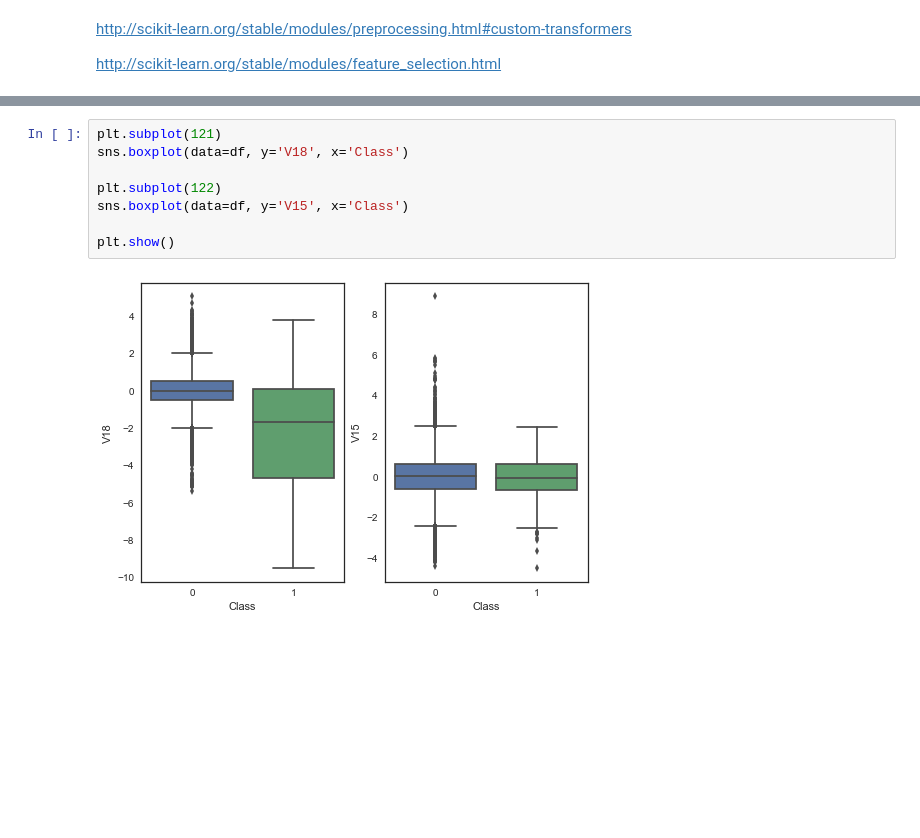
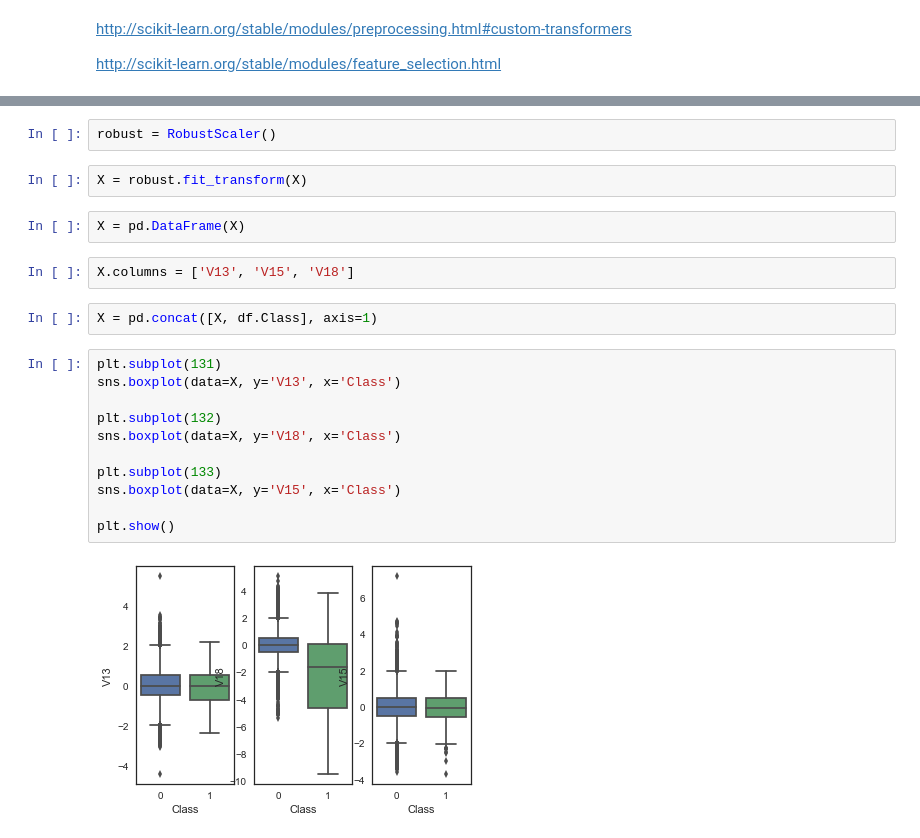
Before and after one commit to NekuSakuraba/machine-learning, a Jupyter notebook: projects/capstone/project/Project Development.ipynb, the cells around one changed output, grey strips where cells are left out. Saved outputs shown, nothing was run; the diff lists cells and outputs as text; blank space fills up the shorter version.

```diff
--- a/projects/capstone/project/Project Development.ipynb
+++ b/projects/capstone/project/Project Development.ipynb
@@ -217,10 +302,23 @@ http://scikit-learn.org/stable/modules/feature_selection.html
+# %%
+robust = RobustScaler()
+# %%
+X = robust.fit_transform(X)
+# %%
+X = pd.DataFrame(X)
+# %%
+X.columns = ['V13', 'V15', 'V18']
+# %%
+X = pd.concat([X, df.Class], axis=1)
 # %%
-plt.subplot(121)
-sns.boxplot(data=df, y='V18', x='Class')
+plt.subplot(131)
+sns.boxplot(data=X, y='V13', x='Class')
 
-plt.subplot(122)
-sns.boxplot(data=df, y='V15', x='Class')
+plt.subplot(132)
+sns.boxplot(data=X, y='V18', x='Class')
+
+plt.subplot(133)
+sns.boxplot(data=X, y='V15', x='Class')
 
 plt.show()
 # %% [output]
-[figure, old version]
+[figure, new version]
```
Also changed, not shown: parts of 34 cells of this notebook, 2 other files.
